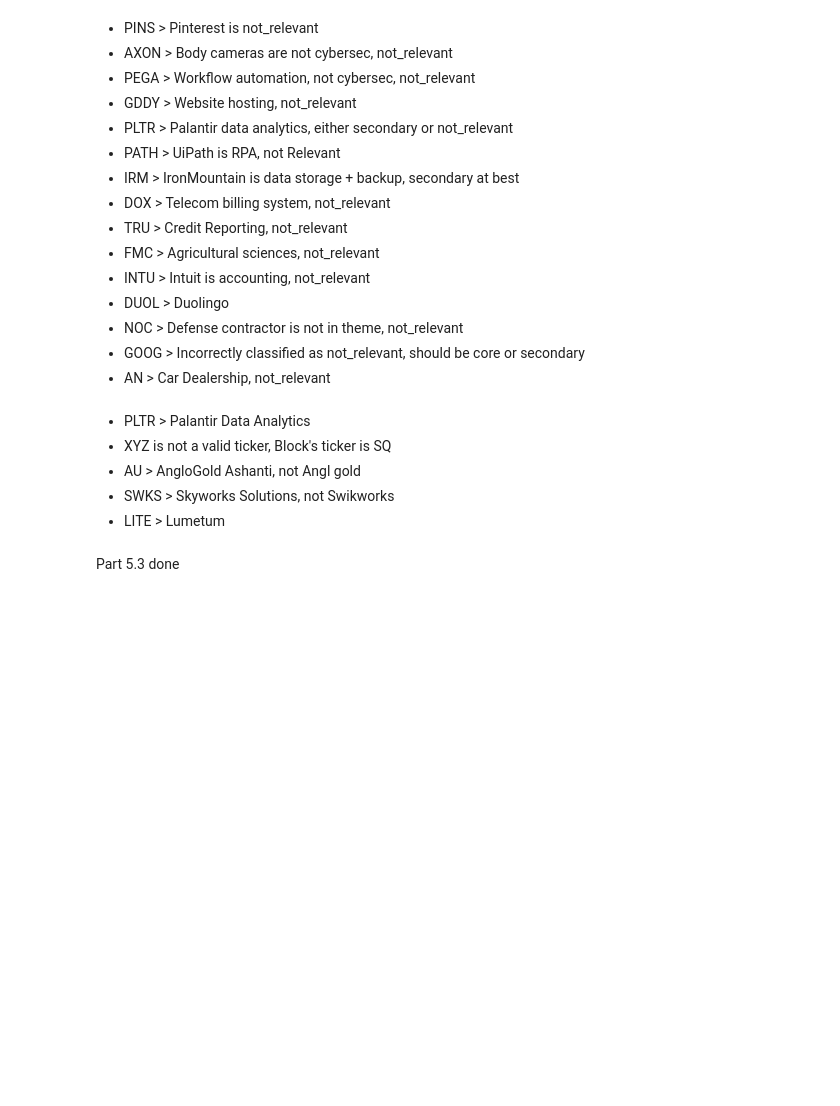
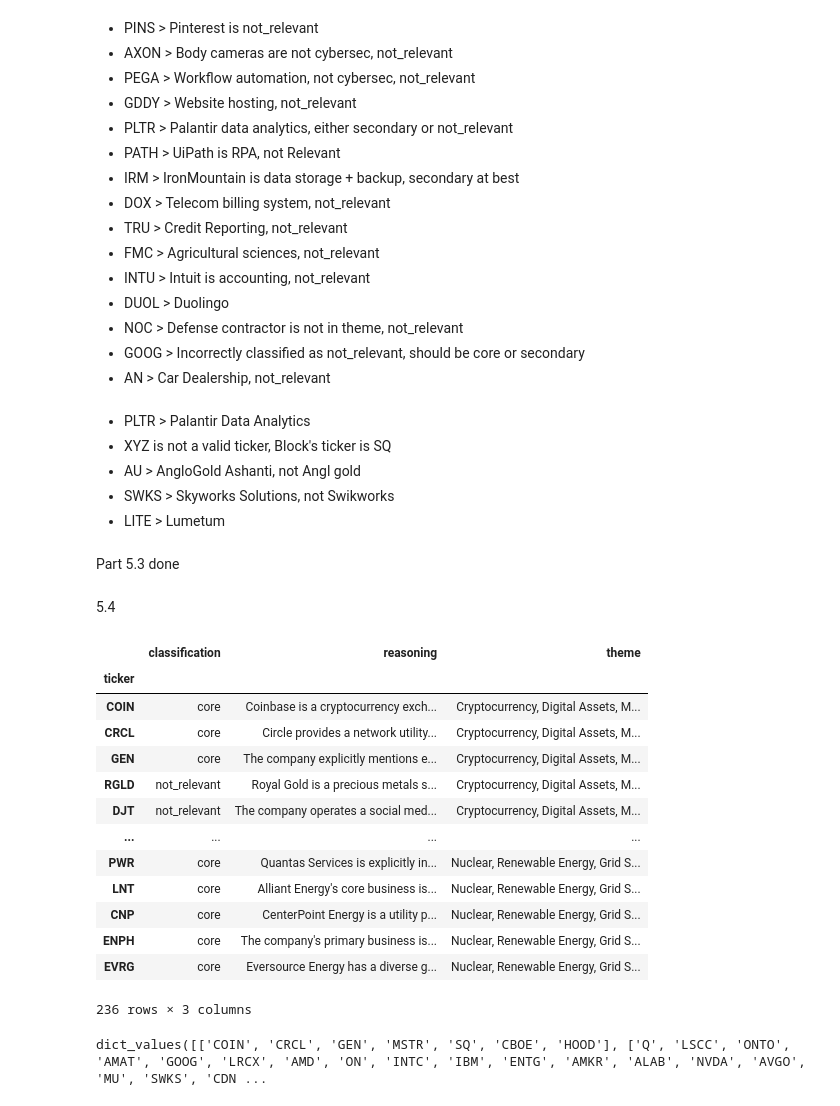
Before and after one commit to ZakariyyaScavotto/BIA660-Project3, a Jupyter notebook: Team_Rocket_Advanced_Portfolio_Intelligence_Through_Semantic_Analysis_at_Low_Risk_Capital_Management.ipynb, the cells around one changed output. Cells and saved outputs as stored; diff of their text form; code cells hidden in the pictures; blank space fills up the shorter version.

```diff
--- a/Team_Rocket_Advanced_Portfolio_Intelligence_Through_Semantic_Analysis_at_Low_Risk_Capital_Management.ipynb
+++ b/Team_Rocket_Advanced_Portfolio_Intelligence_Through_Semantic_Analysis_at_Low_Risk_Capital_Management.ipynb
@@ -4627,3 +4627,22 @@ core_thematic_df = thematic_df.loc[thematic_df.classification=='core']
 core_thematic_df.to_csv('artifacts/final_thematic_baskets.csv')
 # %% [markdown]
 Part 5.3 done
+# %% [markdown]
+5.4
+# %%
+thematic_df
+# %% [output]
+|  | classification | reasoning | theme |
+| ticker |  |  |  |
+| COIN | core | Coinbase is a cryptocurrency exch... | Cryptocurrency, Digital Assets, M... |
+| CRCL | core | Circle provides a network utility... | Cryptocurrency, Digital Assets, M... |
+| GEN | core | The company explicitly mentions e... | Cryptocurrency, Digital Assets, M... |
+| RGLD | not_relevant | Royal Gold is a precious metals s... | Cryptocurrency, Digital Assets, M... |
+| DJT | not_relevant | The company operates a social med... | Cryptocurrency, Digital Assets, M... |
+| ... | ... | ... | ... |
+| PWR | core | Quantas Services is explicitly in... | Nuclear, Renewable Energy, Grid S... |
+| LNT | core | Alliant Energy's core business is... | Nuclear, Renewable Energy, Grid S... |
+| CNP | core | CenterPoint Energy is a utility p... | Nuclear, Renewable Energy, Grid S... |
+| ENPH | core | The company's primary business is... | Nuclear, Renewable Energy, Grid S... |
+| EVRG | core | Eversource Energy has a diverse g... | Nuclear, Renewable Energy, Grid S... |
+236 rows × 3 columns
@@ -4629,0 +4657,4 @@ Part 5.3 done
+# %%
+theme2tickers.values()
+# %% [output]
+dict_values([['COIN', 'CRCL', 'GEN', 'MSTR', 'SQ', 'CBOE', 'HOOD'], ['Q', 'LSCC', 'ONTO', 'AMAT', 'GOOG', 'LRCX', 'AMD', 'ON', 'INTC', 'IBM', 'ENTG', 'AMKR', 'ALAB', 'NVDA', 'AVGO', 'MU', 'SWKS', 'CDN ...
```
Also changed, not shown: parts of 18 cells of this notebook, 1 other file.
